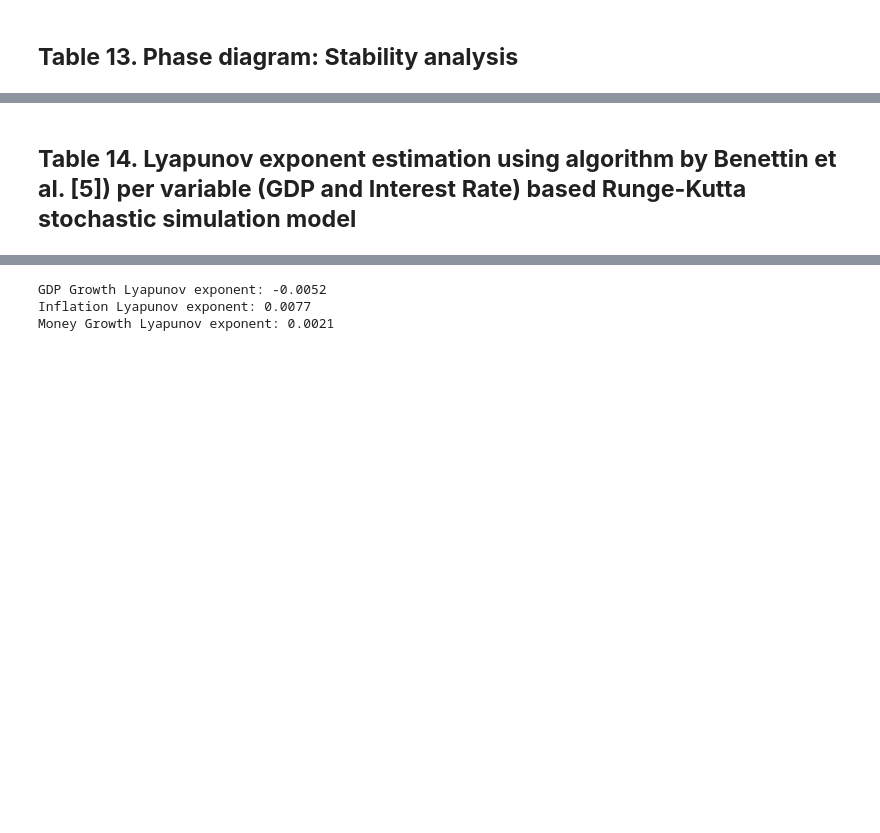
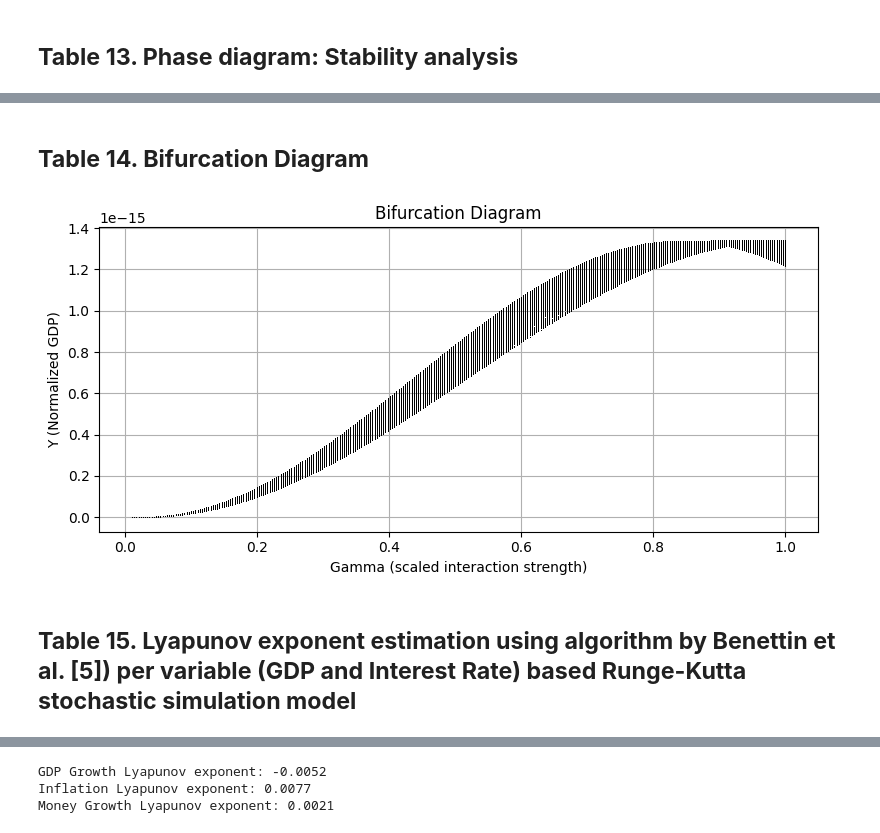
Before and after one commit to saritmaitra/Non-linear-dynamics, a Jupyter notebook: Chapter1_fundamentals_of_nonlinear_dynamics.ipynb, the cells around one changed output, grey strips where cells are left out. Cells and saved outputs as stored; diff of their text form; code cells hidden in the pictures; blank space fills up the shorter version.

```diff
--- a/Chapter1_fundamentals_of_nonlinear_dynamics.ipynb
+++ b/Chapter1_fundamentals_of_nonlinear_dynamics.ipynb
@@ -409,5 +481,63 @@ plt.show()
+# %% [markdown]
+## **Table 14. Bifurcation Diagram**
+# %%
+df_model = DF.copy()
+df_model["Y"] = (df_model["RealGDP"] - df_model["RealGDP"].mean()) / df_model["RealGDP"].std()
+df_model["r"] = (df_model["InterestRate"] - df_model["InterestRate"].mean()) / df_model["InterestRate"].std()
+df_model.dropna(inplace=True)
+
+# Compute average target levels
+A_real = df_model["r"].mean()
+B_real = df_model["Y"].mean()
+
+# Estimate alpha and beta using regression
+df_model["dY"] = df_model["Y"].diff()
+df_model["dr"] = df_model["r"].diff()
+df_model["Y_lag"] = df_model["Y"].shift(1)
+df_model["r_lag"] = df_model["r"].shift(1)
+
+df_model_reg = df_model.dropna().copy()
+df_model_reg["r_deviation"] = A_real - df_model_reg["r_lag"]
+df_model_reg["Y_deviation"] = df_model_reg["Y_lag"] - B_real
+
+X_alpha = add_constant(df_model_reg["r_deviation"])
+alpha_model = OLS(df_model_reg["dY"], X_alpha).fit()
+alpha = alpha_model.params["r_deviation"]
+
+X_beta = add_constant(df_model_reg["Y_deviation"])
+beta_model = OLS(df_model_reg["dr"], X_beta).fit()
+beta = beta_model.params["Y_deviation"]
+
+# Simulate bifurcation with actual estimated parameters and a varying multiplier gamma
+gamma_values = np.linspace(0.01, 1.0, 300)
+final_Y_values = []
+
+for gamma in gamma_values:
+    Y = 0
+    r = 0
+    Y_series = []
+    for t in range(300):
+        dYdt = gamma * alpha * (A_real - r)
+        drdt = gamma * beta * (Y - B_real)
+        Y += dYdt
+        r += drdt
+        if t > 250:
+            Y_series.append(Y)
+    final_Y_values.append(Y_series)
+
+plt.figure(figsize=(8, 4))
+for i, gamma in enumerate(gamma_values):
+    plt.plot([gamma] * len(final_Y_values[i]), final_Y_values[i], ',k')
+plt.xlabel("Gamma (scaled interaction strength)")
+plt.ylabel("Y (Normalized GDP)")
+plt.title("Bifurcation Diagram")
+plt.grid(True)
+plt.tight_layout()
+plt.show()
+# %% [output]
+[figure, added]
 # %% [markdown]
-## **Table 14. Lyapunov exponent estimation using algorithm by Benettin et al. [5]) per variable (GDP and Interest Rate) based Runge-Kutta stochastic simulation model**
+## **Table 15. Lyapunov exponent estimation using algorithm by Benettin et al. [5]) per variable (GDP and Interest Rate) based Runge-Kutta stochastic simulation model**
 # %%
 epsilon = 1e-5
 steps = 1000
```
Also changed, not shown: parts of 18 cells of this notebook.
